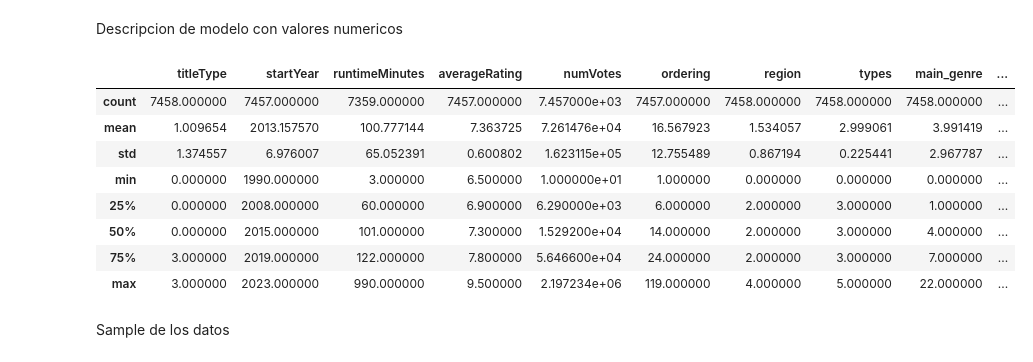
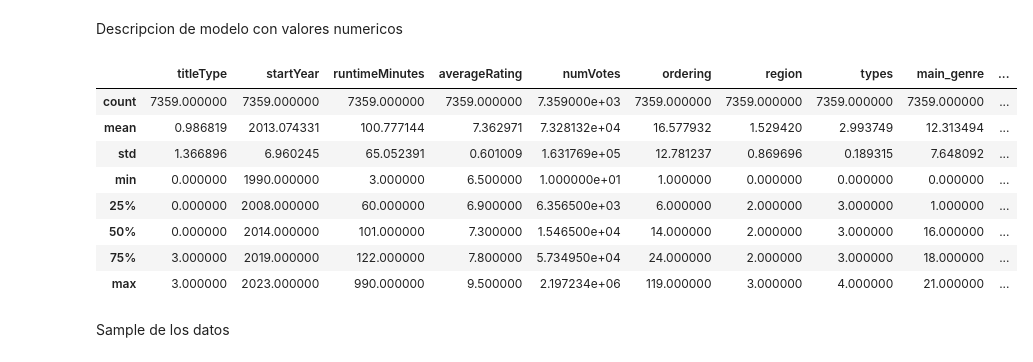
Before and after one commit to BI-Bernal-Diaz-Serrano/Lab1, a Jupyter notebook: main.ipynb, the cells around one changed output. Saved outputs shown, nothing was run; the diff lists cells and outputs as text; code cells hidden in the pictures.

```diff
--- a/main.ipynb
+++ b/main.ipynb
@@ -601,11 +627,10 @@ df_movies['titleType'] = df_movies['titleType'].str.lower()
 # %% [markdown]
 Convertir a minusculas las columnas main y secondaryGenre y types
 # %%
-df_movies['main_genre'] = df_movies['main_genre'].str.lower()
-df_movies['secondary_genre'] = df_movies['secondary_genre'].str.lower()
-df_movies['types'] = df_movies['types'].str.lower()
+df_movies2['main_genre'] = df_movies2['main_genre'].str.lower()
+df_movies2['types'] = df_movies2['types'].str.lower()
 # %% [markdown]
 Eliminar valores nulos
 # %%
-df_moviesAlgoritmo2.dropna(inplace=True)
+df_movies2.dropna(inplace=True)
 # %% [markdown]
@@ -613,4 +638,4 @@ Cumplir con la metrica propuesta de averageRating
 # %%
-df_moviesAlgoritmo2 = df_moviesAlgoritmo2.drop(df_moviesAlgoritmo2[(df_moviesAlgoritmo2['averageRating'] < 0) | (df_moviesAlgoritmo2['averageRating'] > 10)].index)
+df_movies2 = df_movies2.drop(df_movies2[(df_movies2['averageRating'] < 0) | (df_movies2['averageRating'] > 10)].index)
 # %% [markdown]
 Conversion de variables categoricas a numericas por medio de labelEnconding
@@ -623,13 +658,13 @@ KeyError: "['originalTitle'] not found in axis"
 # %%
 le = LabelEncoder()
-cols_to_encode = ['titleType', 'region', 'types', 'main_genre', 'secondary_genre']
+cols_to_encode = ['titleType', 'region', 'types', 'main_genre','secondary_genre']
 
 # Aplicar la codificación para cada columna
 for col in cols_to_encode:
-    df_moviesAlgoritmo2[col] = le.fit_transform(df_moviesAlgoritmo2[col].astype(str))
+    df_movies2[col] = le.fit_transform(df_movies2[col].astype(str))
 
 # Verificar los cambios
-print(df_moviesAlgoritmo2.dtypes)
+print(df_movies2.dtypes)
 # %% [output]
 titleType            int32
 startYear          float64
@@ -645,17 +680,17 @@ dtype: object
 # %% [markdown]
 Descripcion de modelo con valores numericos
 # %%
-df_moviesAlgoritmo2.describe()
+df_movies2.describe()
 # %% [output]
 |  | titleType | startYear | runtimeMinutes | averageRating | numVotes | ordering | region | types | main_genre | ... |
-| count | 7458.000000 | 7457.000000 | 7359.000000 | 7457.000000 | 7.457000e+03 | 7457.000000 | 7458.000000 | 7458.000000 | 7458.000000 | ... |
-| mean | 1.009654 | 2013.157570 | 100.777144 | 7.363725 | 7.261476e+04 | 16.567923 | 1.534057 | 2.999061 | 3.991419 | ... |
-| std | 1.374557 | 6.976007 | 65.052391 | 0.600802 | 1.623115e+05 | 12.755489 | 0.867194 | 0.225441 | 2.967787 | ... |
+| count | 7359.000000 | 7359.000000 | 7359.000000 | 7359.000000 | 7.359000e+03 | 7359.000000 | 7359.000000 | 7359.000000 | 7359.000000 | ... |
+| mean | 0.986819 | 2013.074331 | 100.777144 | 7.362971 | 7.328132e+04 | 16.577932 | 1.529420 | 2.993749 | 12.313494 | ... |
+| std | 1.366896 | 6.960245 | 65.052391 | 0.601009 | 1.631769e+05 | 12.781237 | 0.869696 | 0.189315 | 7.648092 | ... |
 | min | 0.000000 | 1990.000000 | 3.000000 | 6.500000 | 1.000000e+01 | 1.000000 | 0.000000 | 0.000000 | 0.000000 | ... |
-| 25% | 0.000000 | 2008.000000 | 60.000000 | 6.900000 | 6.290000e+03 | 6.000000 | 2.000000 | 3.000000 | 1.000000 | ... |
-| 50% | 0.000000 | 2015.000000 | 101.000000 | 7.300000 | 1.529200e+04 | 14.000000 | 2.000000 | 3.000000 | 4.000000 | ... |
-| 75% | 3.000000 | 2019.000000 | 122.000000 | 7.800000 | 5.646600e+04 | 24.000000 | 2.000000 | 3.000000 | 7.000000 | ... |
-| max | 3.000000 | 2023.000000 | 990.000000 | 9.500000 | 2.197234e+06 | 119.000000 | 4.000000 | 5.000000 | 22.000000 | ... |
+| 25% | 0.000000 | 2008.000000 | 60.000000 | 6.900000 | 6.356500e+03 | 6.000000 | 2.000000 | 3.000000 | 1.000000 | ... |
+| 50% | 0.000000 | 2014.000000 | 101.000000 | 7.300000 | 1.546500e+04 | 14.000000 | 2.000000 | 3.000000 | 16.000000 | ... |
+| 75% | 3.000000 | 2019.000000 | 122.000000 | 7.800000 | 5.734950e+04 | 24.000000 | 2.000000 | 3.000000 | 18.000000 | ... |
+| max | 3.000000 | 2023.000000 | 990.000000 | 9.500000 | 2.197234e+06 | 119.000000 | 3.000000 | 4.000000 | 21.000000 | ... |
 # %% [markdown]
 Sample de los datos
 # %%
```
Also changed, not shown: parts of 26 cells of this notebook.
